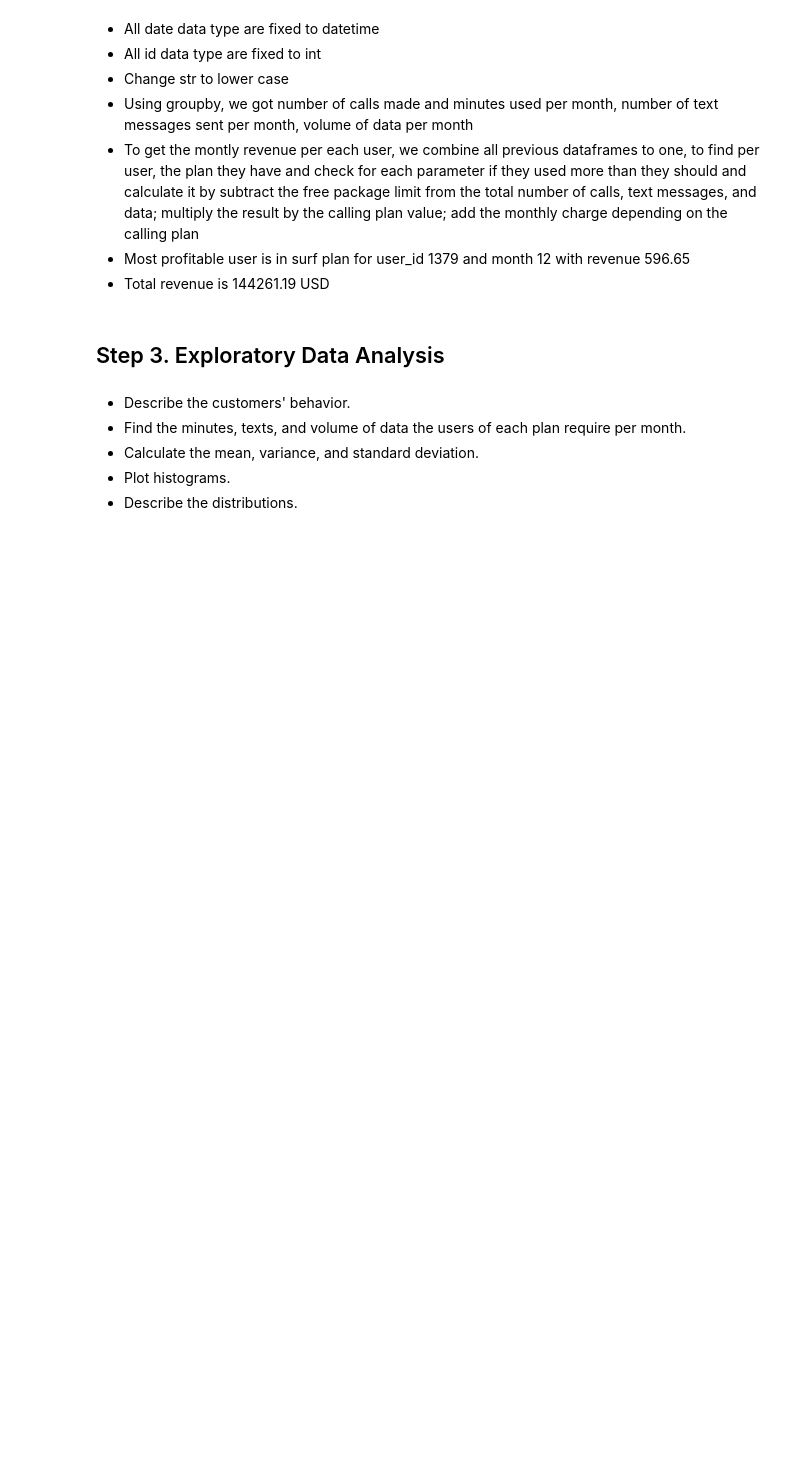
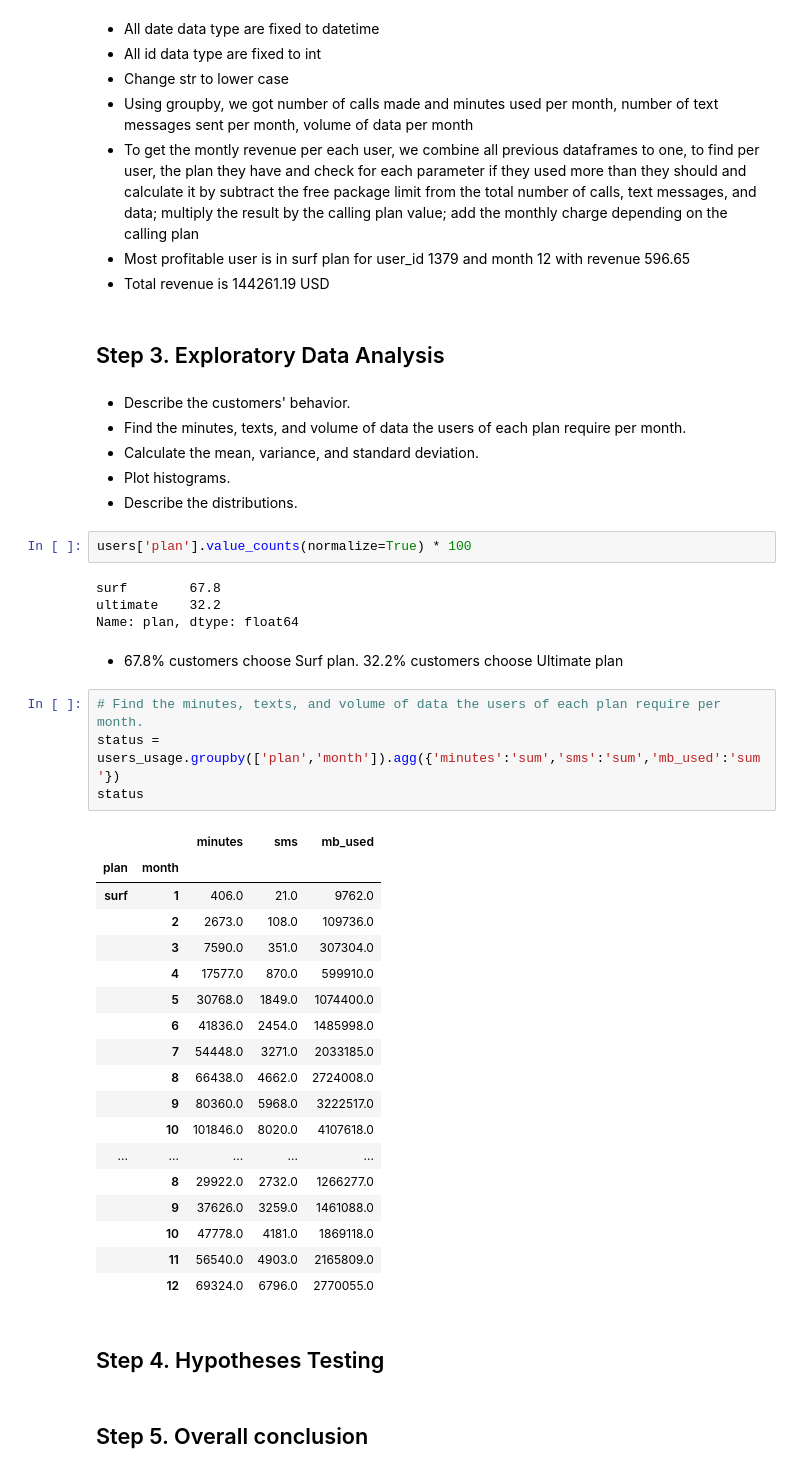
Before and after one commit to rainbowmoonlight/Yandex_Practicum_Projects, a Jupyter notebook: 03 Telecom Statistical Data Analysis/Telecom Statistical Data Analysis.ipynb, the cells around one changed output. Cells and saved outputs as stored; diff of their text form; blank space fills up the shorter version.

Commit message:
update telecom data analysis

```diff
--- a/03 Telecom Statistical Data Analysis/Telecom Statistical Data Analysis.ipynb
+++ b/03 Telecom Statistical Data Analysis/Telecom Statistical Data Analysis.ipynb
@@ -830,3 +830,38 @@ users_usage['revenue'].sum()
 - Calculate the mean, variance, and standard deviation.
 - Plot histograms.
 - Describe the distributions.
+# %%
+users['plan'].value_counts(normalize=True) * 100
+# %% [output]
+surf        67.8
+ultimate    32.2
+Name: plan, dtype: float64
+# %% [markdown]
+- 67.8% customers choose Surf plan. 32.2% customers choose Ultimate plan
+# %%
+# Find the minutes, texts, and volume of data the users of each plan require per month.
+status = users_usage.groupby(['plan','month']).agg({'minutes':'sum','sms':'sum','mb_used':'sum'})
+status
+# %% [output]
+|  |  | minutes | sms | mb_used |
+| plan | month |  |  |  |
+| surf | 1 | 406.0 | 21.0 | 9762.0 |
+|  | 2 | 2673.0 | 108.0 | 109736.0 |
+|  | 3 | 7590.0 | 351.0 | 307304.0 |
+|  | 4 | 17577.0 | 870.0 | 599910.0 |
+|  | 5 | 30768.0 | 1849.0 | 1074400.0 |
+|  | 6 | 41836.0 | 2454.0 | 1485998.0 |
+|  | 7 | 54448.0 | 3271.0 | 2033185.0 |
+|  | 8 | 66438.0 | 4662.0 | 2724008.0 |
+|  | 9 | 80360.0 | 5968.0 | 3222517.0 |
+|  | 10 | 101846.0 | 8020.0 | 4107618.0 |
+| ... | ... | ... | ... | ... |
+|  | 8 | 29922.0 | 2732.0 | 1266277.0 |
+|  | 9 | 37626.0 | 3259.0 | 1461088.0 |
+|  | 10 | 47778.0 | 4181.0 | 1869118.0 |
+|  | 11 | 56540.0 | 4903.0 | 2165809.0 |
+|  | 12 | 69324.0 | 6796.0 | 2770055.0 |
+# %% [markdown]
+## Step 4. Hypotheses Testing <a class="anchor" id="hypotest"></a>
+# %% [markdown]
+## Step 5. Overall conclusion <a class="anchor" id="allconclusion"></a>
```
